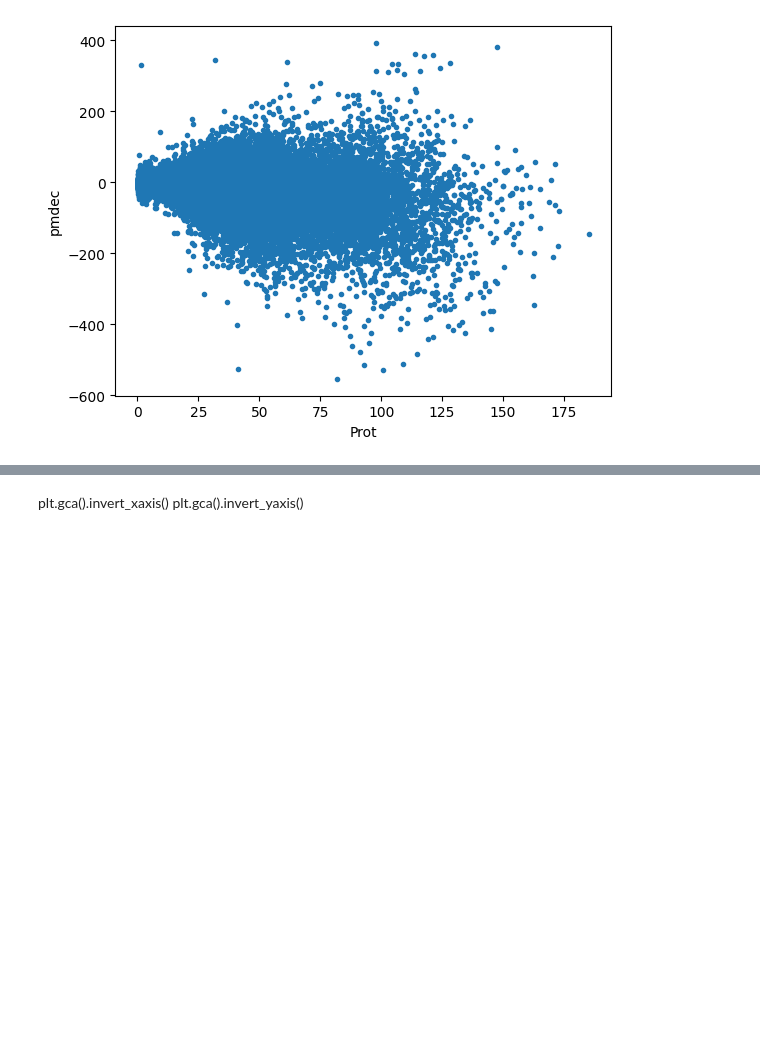
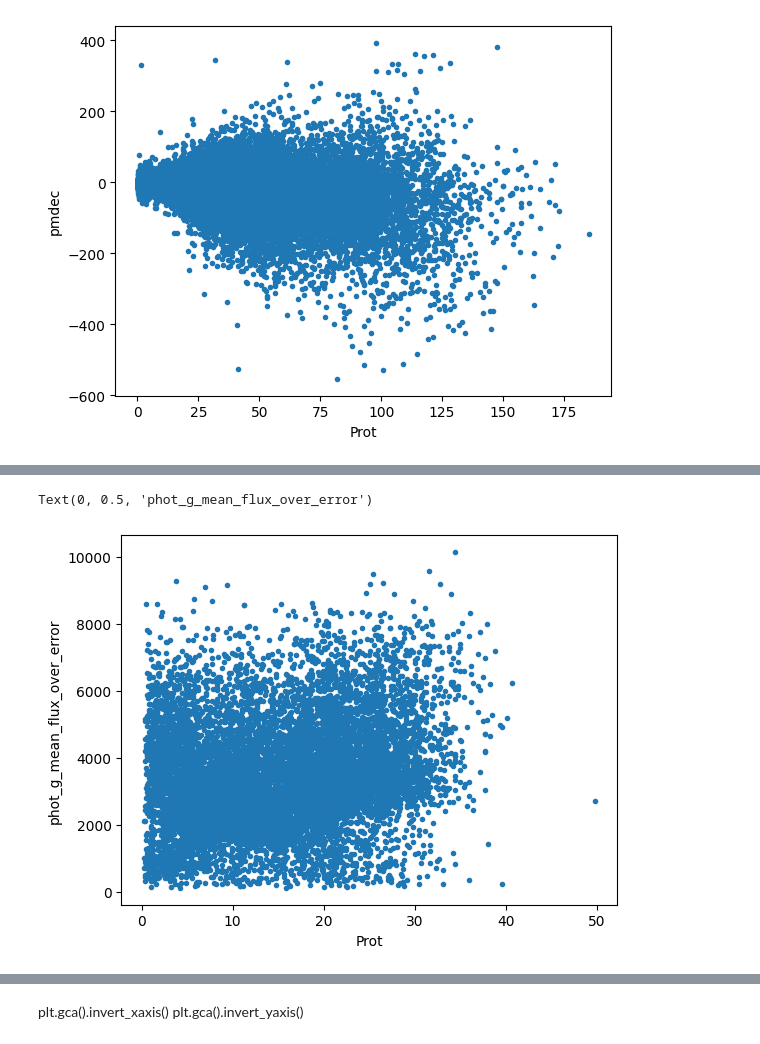
Before and after one commit to Jadesola3/SRMP, a Jupyter notebook: star_rotation_official.ipynb, the cells around one changed output, grey strips where cells are left out. Saved outputs shown, nothing was run; the diff lists cells and outputs as text; code cells hidden in the pictures; blank space fills up the shorter version.

```diff
--- a/star_rotation_official.ipynb
+++ b/star_rotation_official.ipynb
@@ -124,0 +149,7 @@ Text(0, 0.5, 'pmdec')
+# %%
+plt.plot(df['Prot'], df['phot_g_mean_flux_over_error'], '.')
+plt.xlabel('Prot')
+plt.ylabel('phot_g_mean_flux_over_error')
+# %% [output]
+Text(0, 0.5, 'phot_g_mean_flux_over_error')
+[figure, added]
```
Also changed, not shown: parts of 37 cells of this notebook.
